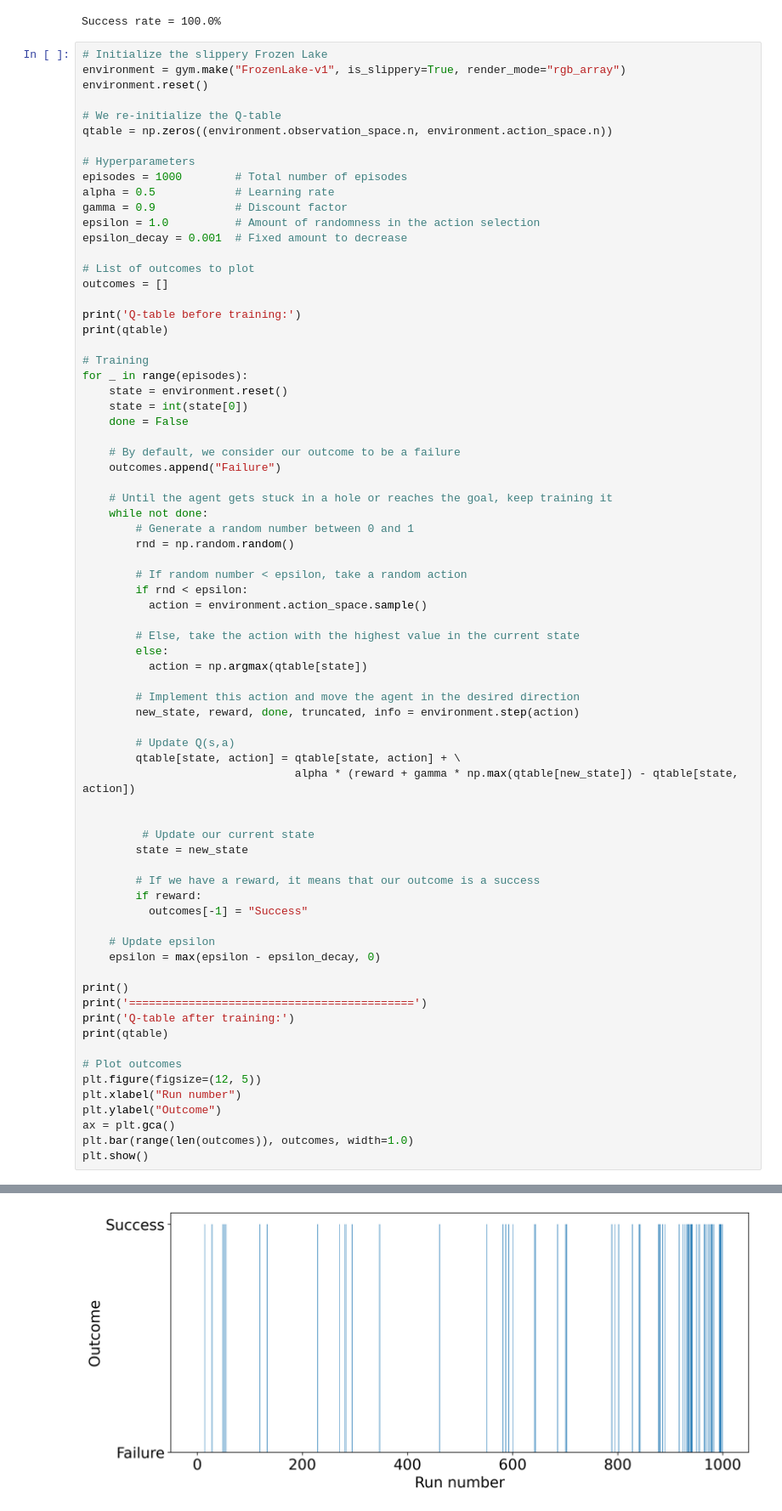
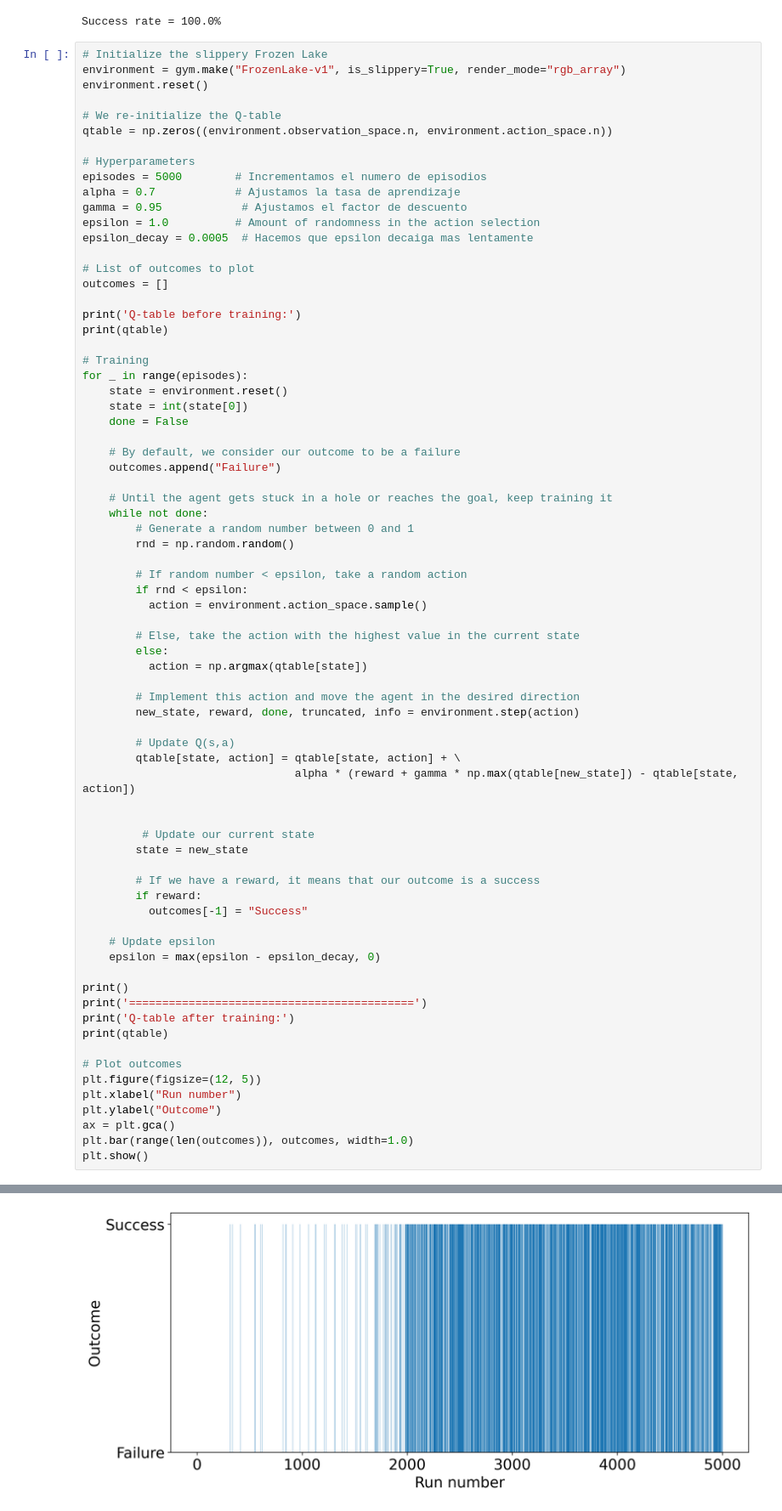
Before and after one commit to rnoguer22/Toc14_Aprendizaje_Refuerzo, a Jupyter notebook: refuerzo.ipynb, the cells around one changed output, grey strips where cells are left out. Shown at 85% size. Drawn from its saved outputs; the diff is of its cells as text.

Commit message:
Aumentamos la tasa de exito de un 72% a un 82%

```diff
--- a/refuerzo.ipynb
+++ b/refuerzo.ipynb
@@ -328,11 +328,11 @@ environment.reset()
 qtable = np.zeros((environment.observation_space.n, environment.action_space.n))
 
 # Hyperparameters
-episodes = 1000        # Total number of episodes
-alpha = 0.5            # Learning rate
-gamma = 0.9            # Discount factor
+episodes = 5000        # Incrementamos el numero de episodios
+alpha = 0.7            # Ajustamos la tasa de aprendizaje
+gamma = 0.95            # Ajustamos el factor de descuento
 epsilon = 1.0          # Amount of randomness in the action selection
-epsilon_decay = 0.001  # Fixed amount to decrease
+epsilon_decay = 0.0005  # Hacemos que epsilon decaiga mas lentamente
 
 # List of outcomes to plot
 outcomes = []
@@ -413,2 +413,2 @@ Q-table before training:
-[figure, old version]
+[figure, new version]
 # %%
```
Also changed, not shown: parts of 2 cells of this notebook.
